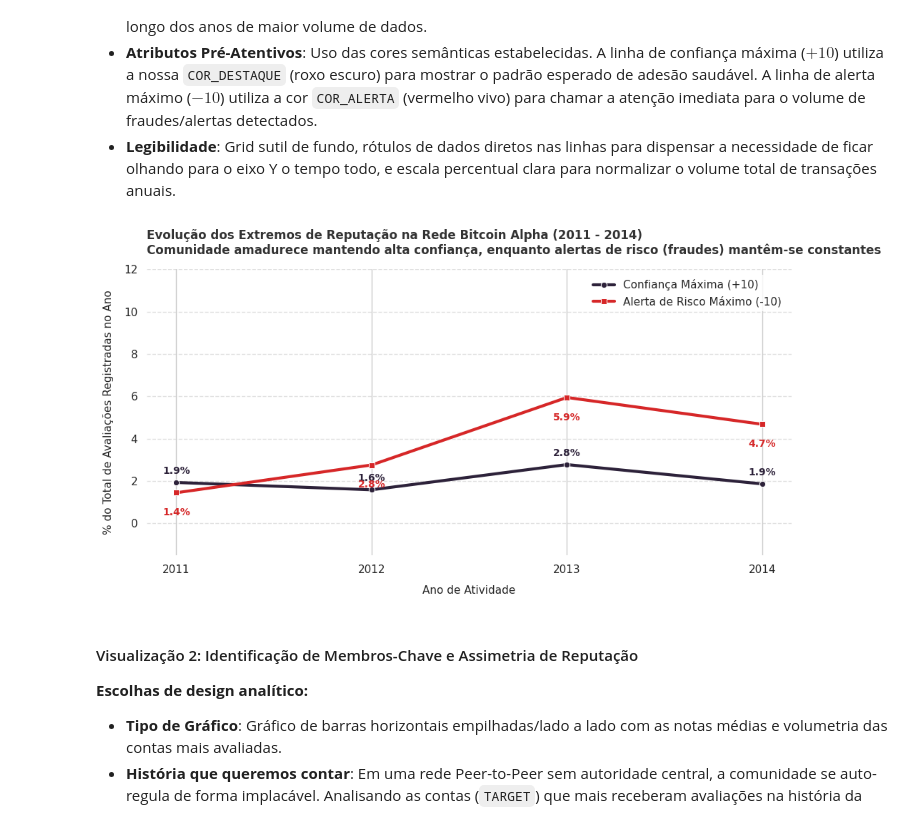
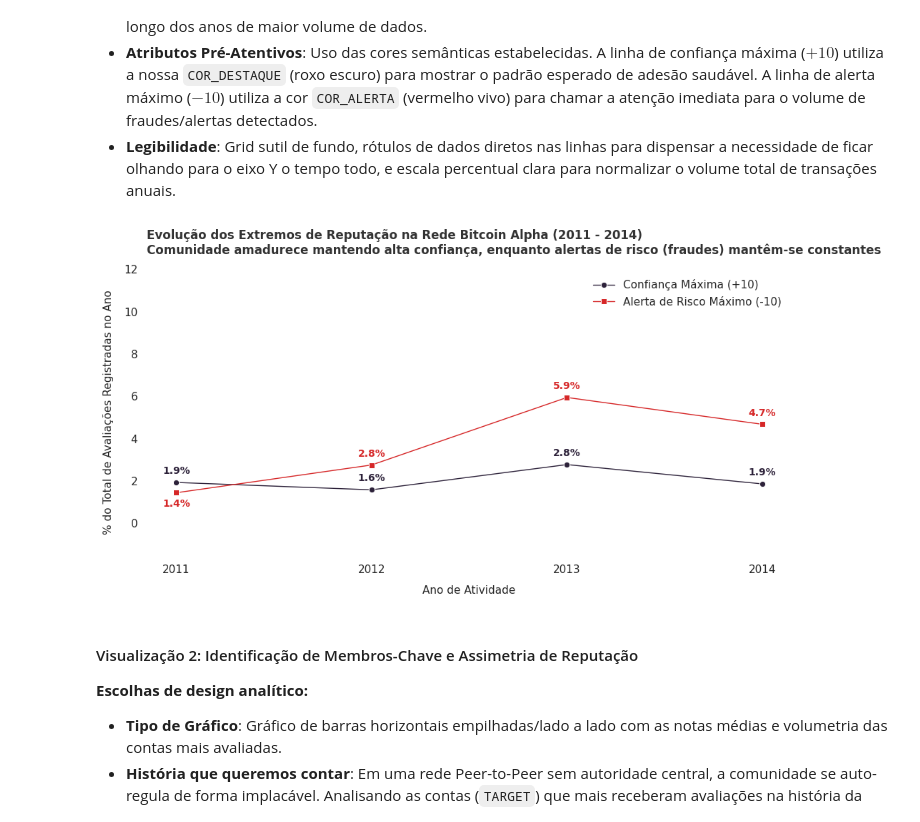
Before and after one commit to Caldas42/ProjetoGrafos, a Jupyter notebook: docs/Analise_Exploratoria_e_Explanatoria_do_Dataset_Bitcoin_Alpha_Trust_Weight_Signed_Network.ipynb, the cells around one changed output. Cells and saved outputs as stored; diff of their text form; code cells hidden in the pictures.

```diff
--- a/docs/Analise_Exploratoria_e_Explanatoria_do_Dataset_Bitcoin_Alpha_Trust_Weight_Signed_Network.ipynb
+++ b/docs/Analise_Exploratoria_e_Explanatoria_do_Dataset_Bitcoin_Alpha_Trust_Weight_Signed_Network.ipynb
@@ -576,40 +575,51 @@ taxa_extremos["% Alerta Máximo (-10)"] = (taxa_extremos["alerta_max"] / taxa_ex
 # Plotagem explanatória
 fig, ax = plt.subplots(figsize=(10, 5.5))
 
 # Desenhando as linhas de tendência
 sns.lineplot(data=taxa_extremos, x="ANO", y="% Confiança Máxima (+10)",
-             marker="o", color=COR_DESTAQUE, linewidth=3, label="Confiança Máxima (+10)", ax=ax)
+             marker="o", color=COR_DESTAQUE, linewidth=1, label="Confiança Máxima (+10)", ax=ax)
 sns.lineplot(data=taxa_extremos, x="ANO", y="% Alerta Máximo (-10)",
-             marker="s", color=COR_ALERTA, linewidth=3, label="Alerta de Risco Máximo (-10)", ax=ax)
+             marker="s", color=COR_ALERTA, linewidth=1, label="Alerta de Risco Máximo (-10)", ax=ax)
 
 # Adicionando anotações com os valores exatos sobre os pontos para leitura imediata
 for i, row in taxa_extremos.iterrows():
+    # Rótulo da linha de confiança máxima
     ax.annotate(f"{row['% Confiança Máxima (+10)']:.1f}%",
                 xy=(row["ANO"], row["% Confiança Máxima (+10)"] + 0.3),
                 ha="center", va="bottom", color=COR_DESTAQUE, fontweight="bold", fontsize=10)
-    ax.annotate(f"{row['% Alerta Máximo (-10)']:.1f}%",
-                xy=(row["ANO"], row["% Alerta Máximo (-10)"] - 0.7),
-                ha="center", va="top", color=COR_ALERTA, fontweight="bold", fontsize=10)
+
+    # Rótulo da linha de risco máximo (ajustando especificamente 2011 para ficar abaixo)
+    if row["ANO"] == 2011:
+        ax.annotate(f"{row['% Alerta Máximo (-10)']:.1f}%",
+                    xy=(row["ANO"], row["% Alerta Máximo (-10)"] - 0.3),
+                    ha="center", va="top", color=COR_ALERTA, fontweight="bold", fontsize=10)
+    else:
+        ax.annotate(f"{row['% Alerta Máximo (-10)']:.1f}%",
+                    xy=(row["ANO"], row["% Alerta Máximo (-10)"] + 0.3),
+                    ha="center", va="bottom", color=COR_ALERTA, fontweight="bold", fontsize=10)
 
 # Ajustes de eixos e títulos
 ax.set_title("Evolução dos Extremos de Reputação na Rede Bitcoin Alpha (2011 - 2014)\n"
              "Comunidade amadurece mantendo alta confiança, enquanto alertas de risco (fraudes) mantêm-se constantes",
              fontsize=12, pad=15, loc="left", fontweight="bold", color="#333333")
 
 ax.set_xlabel("Ano de Atividade", fontsize=11, labelpad=10)
 ax.set_ylabel("% do Total de Avaliações Registradas no Ano", fontsize=11, labelpad=10)
 ax.set_xticks([2011, 2012, 2013, 2014])
 ax.set_ylim(-1.5, 12)
 
 # Removendo bordas desnecessárias (spines) para maximizar a proporção dados-tinta
 sns.despine(left=True, bottom=True)
-ax.grid(True, axis="y", linestyle="--", alpha=0.6)
+
+# Removendo as linhas de grade do fundo
+ax.grid(False)
+
 ax.legend(loc="upper right", frameon=True, facecolor="white", edgecolor="none")
 
 plt.tight_layout()
 plt.show()
 # %% [output]
-[figure, old version]
+[figure, new version]
 # %% [markdown]
 #### Visualização 2: Identificação de Membros-Chave e Assimetria de Reputação
 
```
Also changed, not shown: parts of 3 cells of this notebook.
